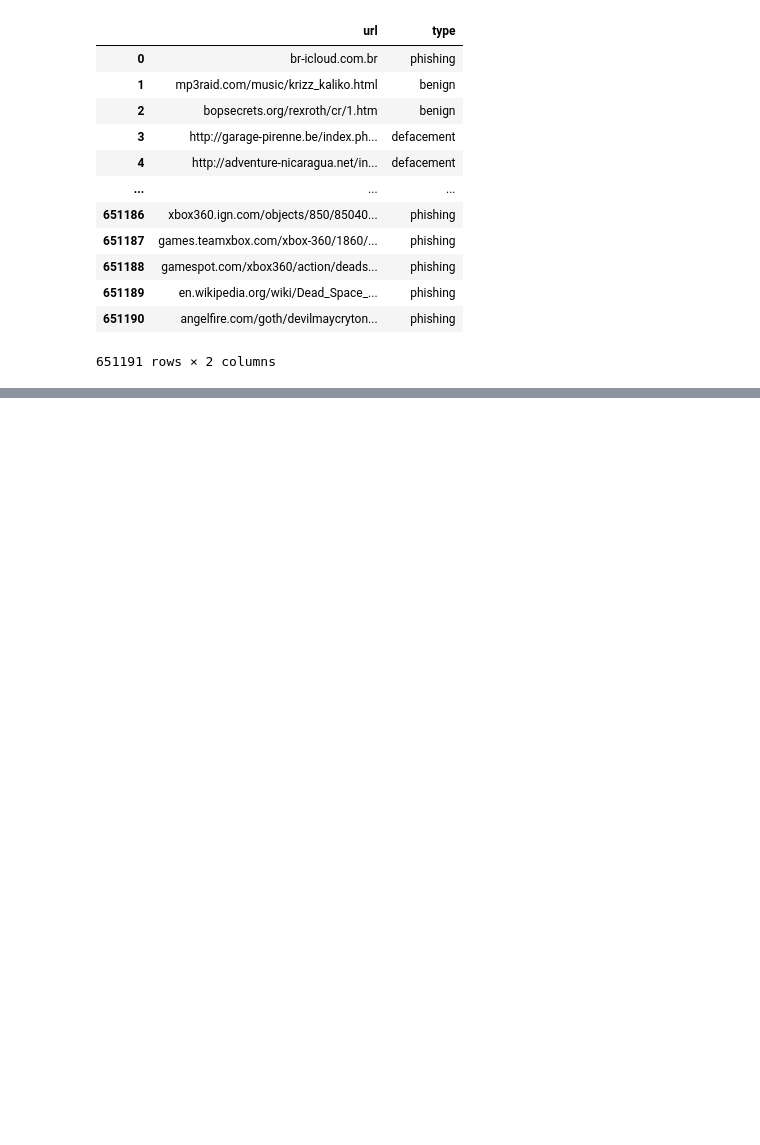
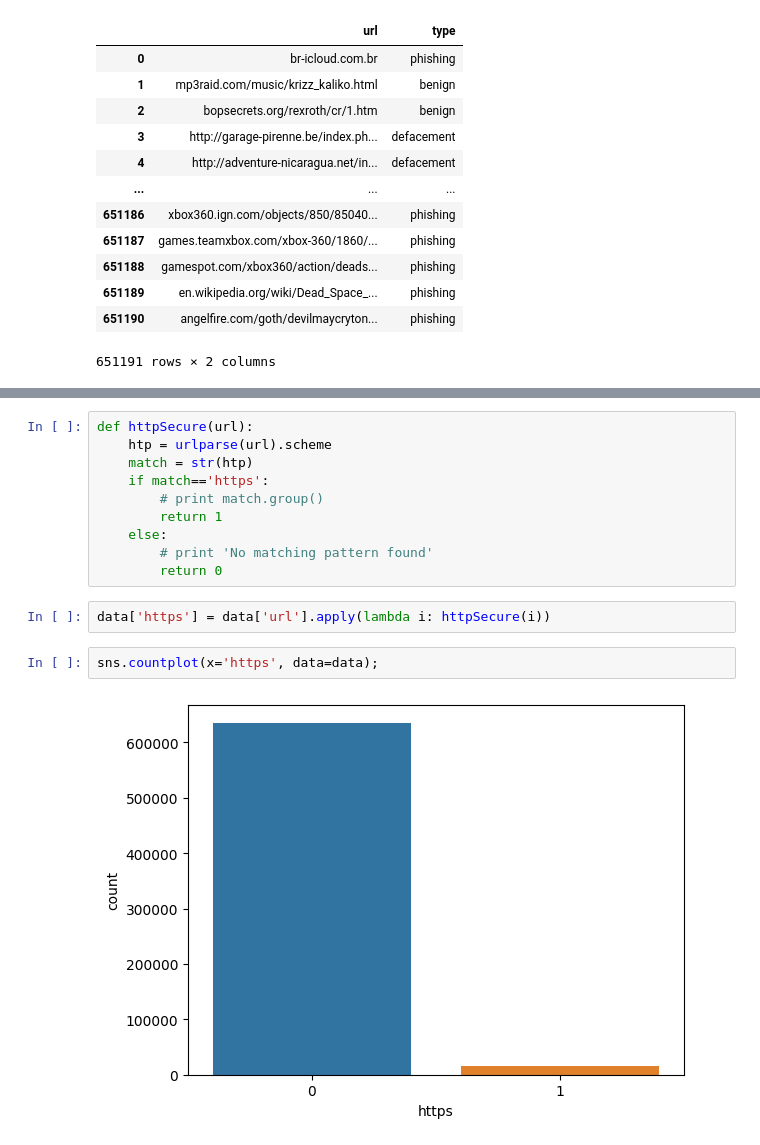
Before and after one commit to gkhn01dnmz/AISEC_DL_ML, a Jupyter notebook: HarmfulURL_Detector.ipynb, the cells around one changed output, grey strips where cells are left out. Saved outputs shown, nothing was run; the diff lists cells and outputs as text; blank space fills up the shorter version.

```diff
--- a/HarmfulURL_Detector.ipynb
+++ b/HarmfulURL_Detector.ipynb
@@ -86,0 +140,16 @@ data
+# %%
+def httpSecure(url):
+    htp = urlparse(url).scheme
+    match = str(htp)
+    if match=='https':
+        # print match.group()
+        return 1
+    else:
+        # print 'No matching pattern found'
+        return 0
+# %%
+data['https'] = data['url'].apply(lambda i: httpSecure(i))
+# %%
+sns.countplot(x='https', data=data);
+# %% [output]
+[figure, added]
```
Also changed, not shown: parts of 27 cells of this notebook.
